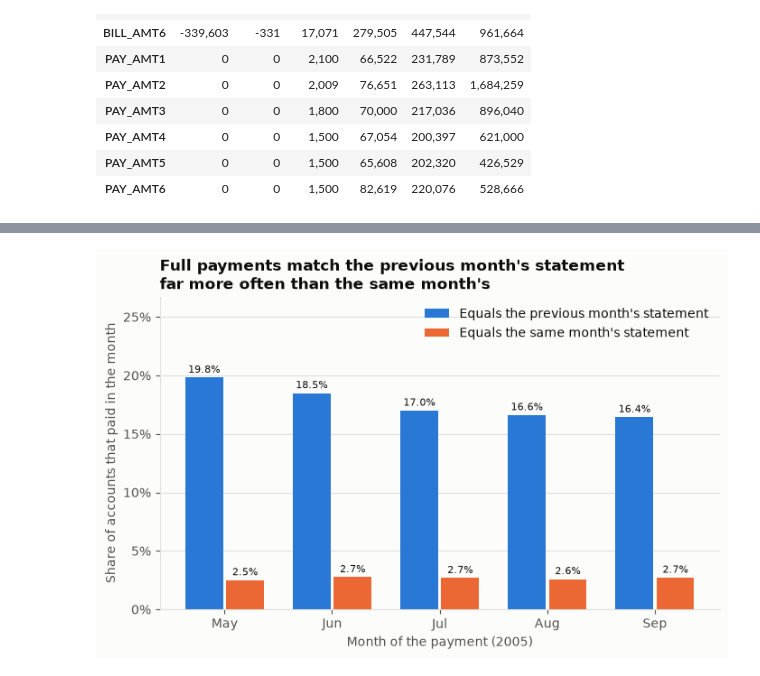
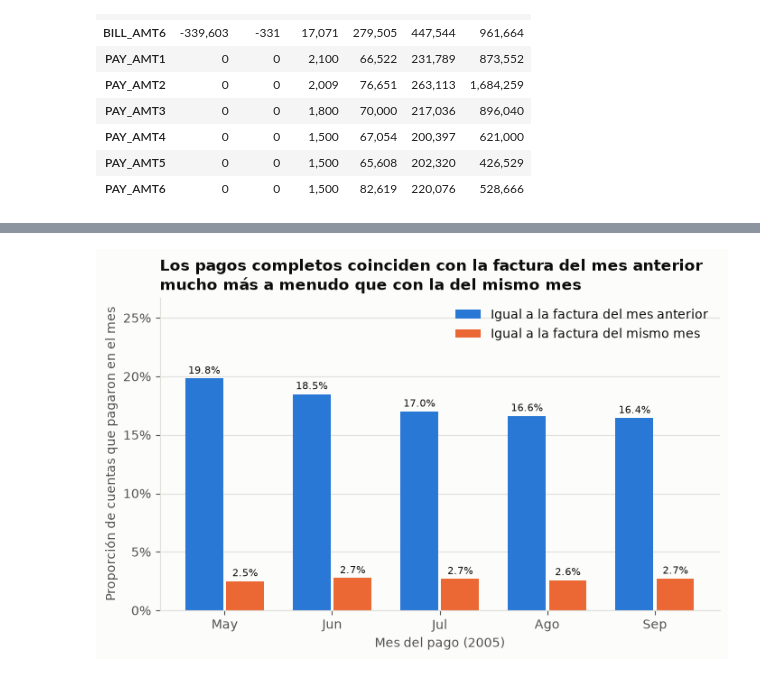
Before and after one commit to caleb9898/Credit-risk-scorecard-collections, a Jupyter notebook: notebooks/01_eda.ipynb, the cells around one changed output, grey strips where cells are left out. Cells and saved outputs as stored; diff of their text form; code cells hidden in the pictures.

Commit message:
translate README, docs and data quality notebook to Spanish

```diff
--- a/notebooks/01_eda.ipynb
+++ b/notebooks/01_eda.ipynb
@@ -402,0 +208,21 @@ Percentiles of the limit, age and the monthly amounts (NT dollars).
+# %%
+# Months in calendar order (April -> September) so the chart reads left to right in time.
+months = sorted(MONTH_LABELS, reverse=True)
+shares = pay_counts[[f"PAY_{k}" for k in months]] / len(raw)
+
+fig, ax = plt.subplots(figsize=(8, 5))
+image = ax.imshow(shares.to_numpy(), cmap=plotting.SEQUENTIAL, aspect="auto", vmin=0)
+ax.set_xticks(range(len(months)), [f"{MONTH_LABELS[k]}\n(PAY_{k})" for k in months])
+ax.set_yticks(range(len(shares)), shares.index)
+ax.set_xlabel("Mes de 2005")
+ax.set_ylabel("Código de estado de pago")
+ax.grid(False)
+for i in range(shares.shape[0]):
+    for j in range(shares.shape[1]):
+        value = shares.iat[i, j]
+        colour = "white" if value > 0.3 else plotting.INK
+        ax.text(j, i, f"{value:.1%}", ha="center", va="center", fontsize=8, color=colour)
+fig.colorbar(image, ax=ax, label="Proporción de cuentas", format=lambda x, _: f"{x:.0%}")
+ax.set_title("El atraso de un mes (código 1) se registra casi solo en septiembre")
+plotting.save_figure(fig, "eda_pay_code_shares")
+plt.show()
@@ -402,0 +256,10 @@ Percentiles of the limit, age and the monthly amounts (NT dollars).
+# %%
+shared_months = [2, 3, 4, 5]  # August ... May: the months where both pairings exist
+share_columns = ["share_statement_not_positive", "share_no_payment", "share_paid_in_full"]
+pairings = {"following_month": "pago del mes siguiente", "same_month": "pago del mismo mes"}
+
+for pairing, label in pairings.items():
+    print(f"Emparejamiento: {label} (meses {shared_months})")
+    show(
+        quality.pay_status_profile(raw, pairing, shared_months), percent=share_columns, whole=["n"]
+    )
@@ -457,28 +511,29 @@ show(timing.set_index("month"), percent=timing_shares, whole=["n_paying"])
 # %%
 ordered = timing.sort_values("month", ascending=False)  # calendar order: May -> September
 positions = range(len(ordered))
 width = 0.38
 series = [
-    ("share_equals_previous_bill", "Equals the previous month's statement", plotting.BLUE),
-    ("share_equals_same_month_bill", "Equals the same month's statement", plotting.ORANGE),
+    ("share_equals_previous_bill", "Igual a la factura del mes anterior", plotting.BLUE),
+    ("share_equals_same_month_bill", "Igual a la factura del mismo mes", plotting.ORANGE),
 ]
 
 fig, ax = plt.subplots(figsize=(8, 4.5))
 for (column, label, colour), offset in zip(series, [-width / 2, width / 2], strict=True):
     x = [p + offset for p in positions]
     bars = ax.bar(x, ordered[column], width=width - 0.03, color=colour, label=label)
     ax.bar_label(bars, labels=[f"{v:.1%}" for v in ordered[column]], padding=2, fontsize=8)
 ax.set_xticks(list(positions), ordered["calendar_month"])
-ax.set_xlabel("Month of the payment (2005)")
-ax.set_ylabel("Share of accounts that paid in the month")
+ax.set_xlabel("Mes del pago (2005)")
+ax.set_ylabel("Proporción de cuentas que pagaron en el mes")
 ax.yaxis.set_major_formatter(lambda x, _: f"{x:.0%}")
 ax.grid(axis="x", visible=False)
 ax.legend(loc="upper right")
 ax.set_ylim(0, ordered["share_equals_previous_bill"].max() * 1.35)
 ax.set_title(
-    "Full payments match the previous month's statement\nfar more often than the same month's"
+    "Los pagos completos coinciden con la factura del mes anterior\n"
+    "mucho más a menudo que con la del mismo mes"
 )
 plotting.save_figure(fig, "eda_payment_timing")
 plt.show()
 # %% [output]
-[figure, old version]
+[figure, new version]
```
Also changed, not shown: parts of 73 cells of this notebook, 8 other files.
